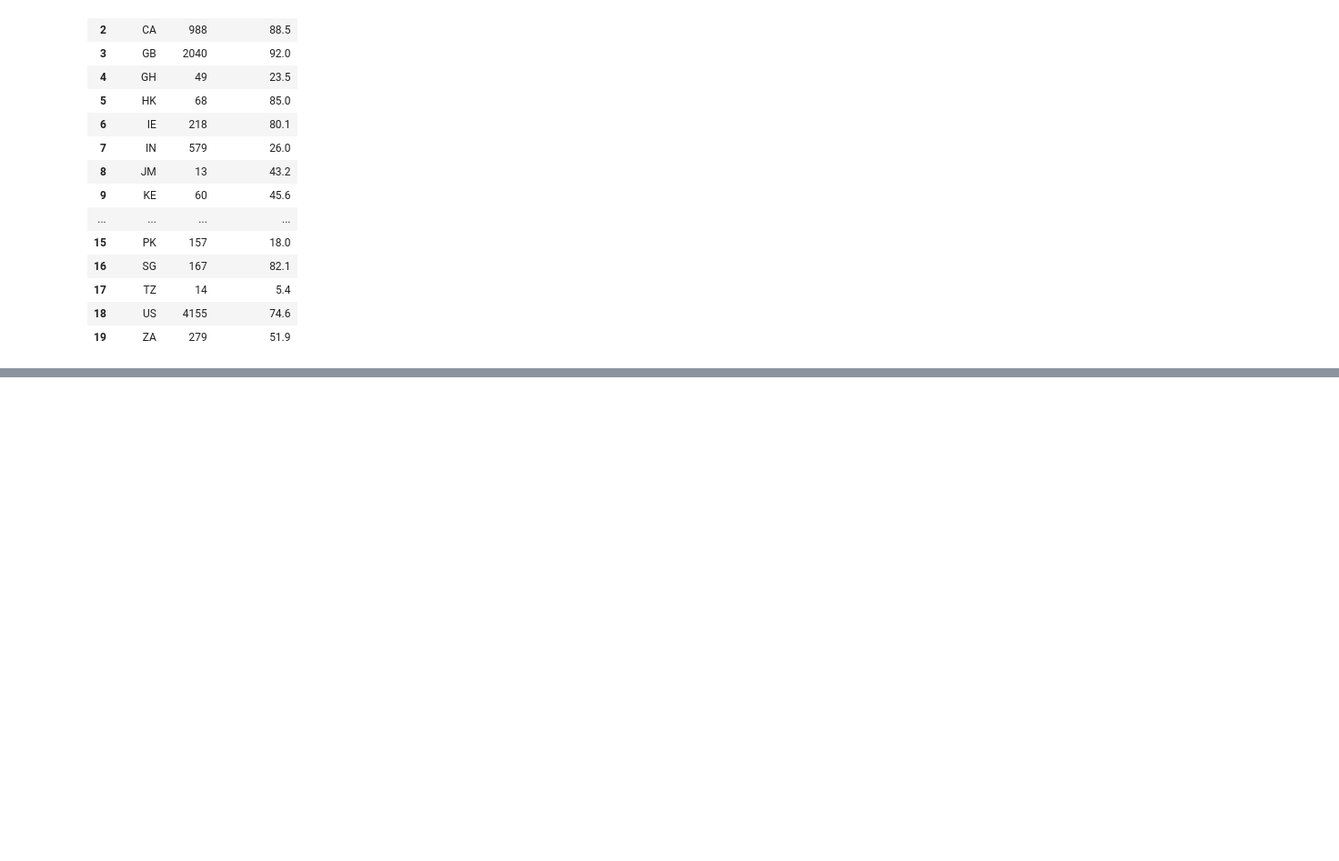
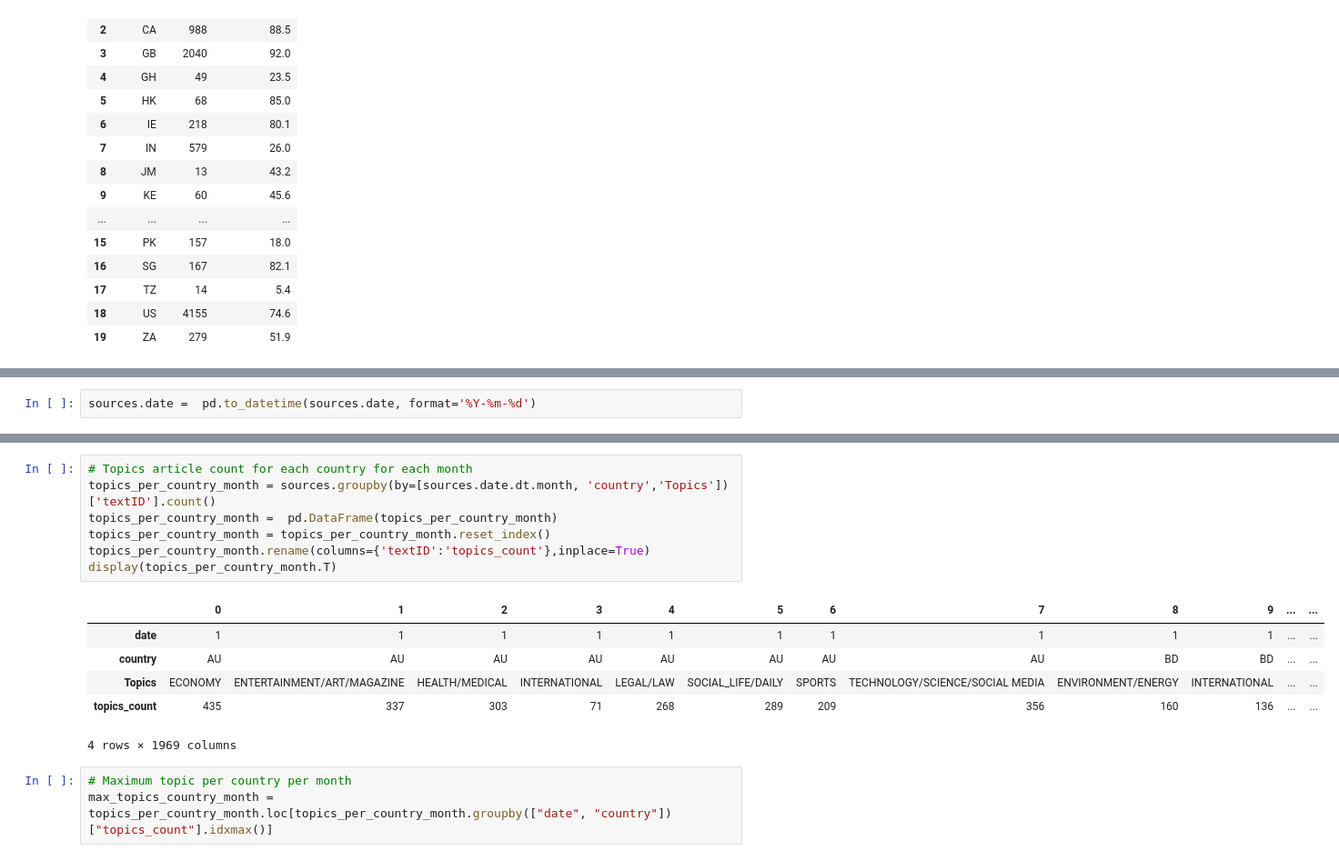
Before and after one commit to camligorkem/ADA_2018_Project, a Jupyter notebook: Notebooks/Data_Analysis.ipynb, the cells around one changed output, grey strips where cells are left out. Shown at 91% size. Saved outputs shown, nothing was run; the diff lists cells and outputs as text; blank space fills up the shorter version.

Commit message:
Data Analysis improvements

```diff
--- a/Notebooks/Data_Analysis.ipynb
+++ b/Notebooks/Data_Analysis.ipynb
@@ -549,3 +542,5 @@ fig = go.Figure(data=data_chart, layout=layout)
 py.iplot(fig, filename='multiple-internet-usage')
 # %% [output]
 [interactive output not drawn]
+# %%
+sources.date =  pd.to_datetime(sources.date, format='%Y-%m-%d')
@@ -551,0 +652,17 @@ py.iplot(fig, filename='multiple-internet-usage')
+# %%
+# Topics article count for each country for each month
+topics_per_country_month = sources.groupby(by=[sources.date.dt.month, 'country','Topics'])['textID'].count()
+topics_per_country_month =  pd.DataFrame(topics_per_country_month)
+topics_per_country_month = topics_per_country_month.reset_index()
+topics_per_country_month.rename(columns={'textID':'topics_count'},inplace=True)
+display(topics_per_country_month.T)
+# %% [output]
+|  | 0 | 1 | 2 | 3 | 4 | 5 | 6 | 7 | 8 | 9 | ... | ... |
+| date | 1 | 1 | 1 | 1 | 1 | 1 | 1 | 1 | 1 | 1 | ... | ... |
+| country | AU | AU | AU | AU | AU | AU | AU | AU | BD | BD | ... | ... |
+| Topics | ECONOMY | ENTERTAINMENT/ART/MAGAZINE | HEALTH/MEDICAL | INTERNATIONAL | LEGAL/LAW | SOCIAL_LIFE/DAILY | SPORTS | TECHNOLOGY/SCIENCE/SOCIAL MEDIA | ENVIRONMENT/ENERGY | INTERNATIONAL | ... | ... |
+| topics_count | 435 | 337 | 303 | 71 | 268 | 289 | 209 | 356 | 160 | 136 | ... | ... |
+4 rows × 1969 columns
+# %%
+# Maximum topic per country per month
+max_topics_country_month = topics_per_country_month.loc[topics_per_country_month.groupby(["date", "country"])["topics_count"].idxmax()]
```
Also changed, not shown: parts of 15 cells of this notebook, 1 other file.
